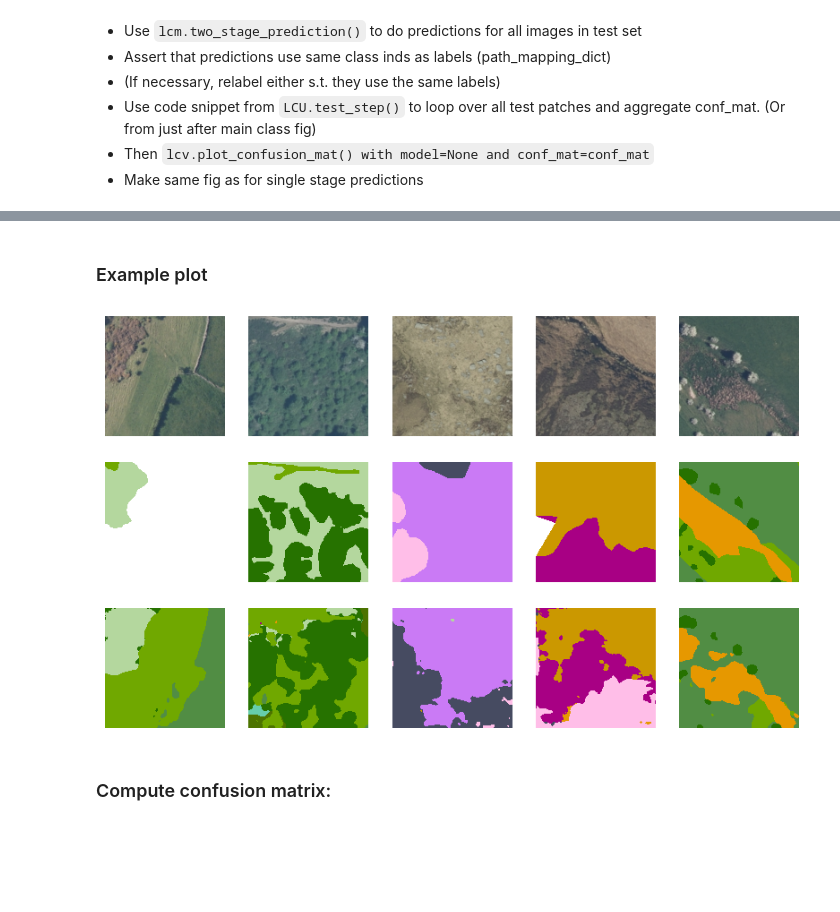
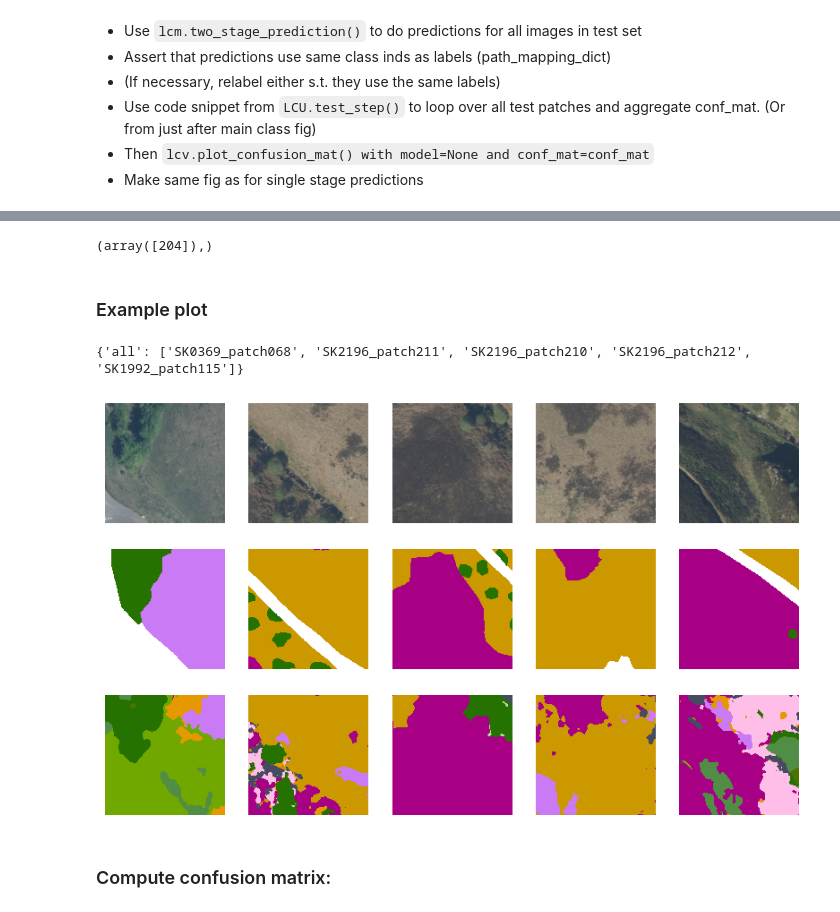
Before and after one commit to pdnpa/cnn-land-cover, a Jupyter notebook: notebooks/Figure CNN performance.ipynb, the cells around one changed output, grey strips where cells are left out. Saved outputs shown, nothing was run; the diff lists cells and outputs as text; code cells hidden in the pictures; blank space fills up the shorter version.

```diff
--- a/notebooks/Figure CNN performance.ipynb
+++ b/notebooks/Figure CNN performance.ipynb
@@ -896,7 +917,7 @@ if save_fig:
 # %%
 fgh_layer = lca.load_pols('/home/tplas/data/gis/tmp_fgh_layer/tmp_fgh_layer.shp')
 tile_outlines = lca.load_pols(path_dict['landscape_character_grid_path'])
-tile_outlines = tile_outlines[tile_outlines['PLAN_NO'] == 'SK0956']
+tile_outlines = tile_outlines[tile_outlines['PLAN_NO'] == pn_example_fig[:6]]
 # _patch108
 ## Get fgh that union with tile_outline:
 fgh_layer = fgh_layer[fgh_layer['geometry'].intersects(tile_outlines.iloc[0]['geometry'])]
@@ -908,7 +933,7 @@ for i in range(len(fgh_layer)):
 # fgh_layer.plot()
 print(tile_outlines['geometry'].total_bounds)
 row, col = 0, 0
-for ii in range(108):
+for ii in range(int(pn_example_fig[-3:])):
     col += 1
     if col == 15:
         col = 0
@@ -916,8 +941,11 @@ for ii in range(108):
 print(row, col)
 
 ## Get patch:
-xleft = 409000 + (col * 64)
-ytop =  357000 - (row * 64)
+# xleft = 409000 + (col * 64)
+# ytop =  357000 - (row * 64)
+
+xleft = np.round(tile_outlines.geometry.total_bounds[0]) + (col * 64)
+ytop =  np.round(tile_outlines.geometry.total_bounds[3]) - (row * 64)
 xright = xleft + 64
 ybottom = ytop - 64
 patch_pol = shp.geometry.polygon.Polygon([(xleft, ytop), (xright, ytop), (xright, ybottom), (xleft, ybottom)])
@@ -964,6 +992,9 @@ cube = make_geocube(df_patchfgh, measurements=['class'],
 - Then `lcv.plot_confusion_mat() with model=None and conf_mat=conf_mat`
 - Make same fig as for single stage predictions
 # %%
+## COmment out list_tile_patches_use for creating the Fig 1a example
+## with a training data example. For everything else -> UNCOMMENT
+
 model_path_main = 'LCU_2023-04-24-1259.data'  # v2
 LCU_main = lcm.load_model(#folder='/media/data-hdd/gis_pd/archive_models/models',
                           filename=model_path_main)
@@ -992,7 +1023,7 @@ test_ds_main = lcm.DataSetPatches(im_dir=dir_test_im_patches, mask_dir=None,
                             preprocessing_func=LCU_main.preprocessing_func,
                             shuffle_order_patches=False, relabel_masks=True,
                             subsample_patches=False,
-                            list_tile_patches_use=tile_patch_test,
+                            # list_tile_patches_use=tile_patch_test,
                             path_mapping_dict=path_mapping_dict_main)
 test_ds_main.remove_no_class_patches()
 dict_class_names['main'] = test_ds_main.class_name_list
@@ -1014,7 +1045,7 @@ for key, val in model_path_det.items():
                                 preprocessing_func=LCU_det[key].preprocessing_func,
                                 shuffle_order_patches=False, relabel_masks=True,
                                 subsample_patches=False,
-                                list_tile_patches_use=tile_patch_test,
+                                # list_tile_patches_use=tile_patch_test,
                                 path_mapping_dict=path_mapping_det[key])
     test_ds_det[key].remove_no_class_patches()
     dict_class_names[key] = test_ds_det[key].class_name_list
@@ -1031,7 +1062,7 @@ test_ds_det['all'] = lcm.DataSetPatches(im_dir=dir_test_im_patches, mask_dir=Non
                                 preprocessing_func=LCU_main.preprocessing_func,
                                 shuffle_order_patches=False, relabel_masks=True,
                                 subsample_patches=False,
-                                list_tile_patches_use=tile_patch_test,
+                                # list_tile_patches_use=tile_patch_test,
                                 path_mapping_dict=path_mapping_det['all'])
 test_ds_det['all'].remove_no_class_patches()
 dict_class_names['all'] = test_ds_det['all'].class_name_list
@@ -1089,13 +1115,33 @@ Removed 1 patches with no class
+# %%
+np.where(test_ds_det['all'].df_patches['patch_name'] == 'SK0369_patch068')
+# %% [output]
+(array([204]),)
 # %% [markdown]
 ### Example plot
 # %%
 ## Example plots:
 
-dict_examples = {'all': [ 'SK0956_patch081',
-                  'SK0879_patch034',
-                  'SK0988_patch028',
-                        'SK2096_patch129',
-                        'SK0752_patch049']}
+#SK0369_patch068, SK2196_patch210
+
+# dict_examples = {'all': [ 'SK0956_patch081',
+#                   'SK0879_patch034',
+#                   'SK0988_patch028',
+#                         'SK2096_patch129',
+#                         'SK0752_patch049']}
+
+
+dict_examples = {'all': [ 'SK0369_patch068',
+                  'SK2196_patch211',
+                  'SK2196_patch210',
+                        'SK2196_patch212',
+                        'SK1992_patch115']}
+
+# k += 5
+# print(k)
+# dict_examples = {'all': test_ds_det['all'].df_patches['patch_name'][k:k + 5]}
+for pn in dict_examples['all']:
+    assert pn in test_ds_det['all'].df_patches['patch_name'].values, f'{pn} not in test_ds_det[\'all\'].df_patches[\'patch_name\'].values'
+print(dict_examples)
 
 fig, ax_all = plt.subplots(3, len(dict_examples['all']), figsize=(10, 6))
 
@@ -1103,34 +1149,35 @@ for key, names_examples in dict_examples.items():
     inds_examples = [int(np.where(test_ds_det[key].df_patches['patch_name'] == x)[0][0]) for x in names_examples]
     batch, patch_names = lcm.get_any_combination_from_ds(ds=test_ds_det[key], list_inds=inds_examples)
     assert key == 'all'
     predicted_labels, class_name_list_plot = lcm.two_stage_patch_prediction(model_main=LCU_main,
                                                                             dict_models_detailed=LCU_det,
                                         batch_im=batch[0], dict_class_names_detailed=dict_class_names)
     ## undo preprocessing of image so the true RGB image is shown again:
     ims_plot = lca.undo_zscore_single_image(im_ds=batch[0], f_preprocess=test_ds_det[key].preprocessing_func)
     ims_plot = ims_plot.detach().numpy()
     transformed_pred_labels = lcm.relabel_twostage_pred_to_testds(class_name_list_twostage=class_name_list_plot,
                                     class_name_list_testds=test_ds_det['all'].class_name_list,
                                     pred_tensor=predicted_labels)
     for i in range(len(inds_examples)):
         ind_ax = i
         lcv.plot_image_simple(im=ims_plot[i, :, :, :], ax=ax_all[0, ind_ax])
         # lcv.plot_landcover_image(im=predicted_labels[i, :, :], ax=ax_all[1, ind_ax],
         #                         lc_class_name_list=class_name_list_plot,
         #                         unique_labels_array=test_ds_det[key].unique_labels_arr,
         #                         plot_colorbar=False)
 
         lcv.plot_landcover_image(im=batch[1][i, :, :], ax=ax_all[1, ind_ax],
                                 lc_class_name_list=test_ds_det['all'].class_name_list,
                                 unique_labels_array=test_ds_det[key].unique_labels_arr,
                                 plot_colorbar=False)
 
         lcv.plot_landcover_image(im=transformed_pred_labels[i, :, :], ax=ax_all[2, ind_ax],
                                 lc_class_name_list=test_ds_det['all'].class_name_list,
                                 unique_labels_array=test_ds_det[key].unique_labels_arr,
                                 plot_colorbar=False)
 # %% [output]
+{'all': ['SK0369_patch068', 'SK2196_patch211', 'SK2196_patch210', 'SK2196_patch212', 'SK1992_patch115']}
-[figure, old version]
+[figure, new version]
 # %% [markdown]
 ### Compute confusion matrix:
 # %%
```
Also changed, not shown: parts of 7 cells of this notebook, 1 other file.
